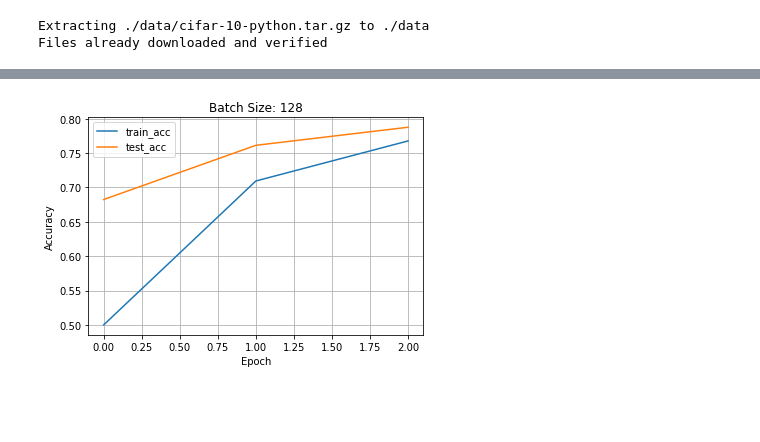
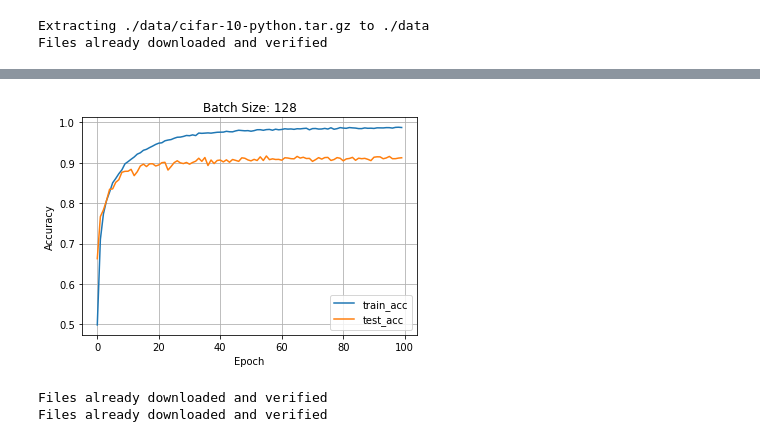
Before and after one commit to ZhuoXu-CSE/Deep-Learning-Mini-Project, a Jupyter notebook: ResNet_9_128.ipynb, the cells around one changed output, grey strips where cells are left out. Cells and saved outputs as stored; diff of their text form; code cells hidden in the pictures; blank space fills up the shorter version.

```diff
--- a/ResNet_9_128.ipynb
+++ b/ResNet_9_128.ipynb
@@ -130,19 +131,13 @@ test_transform = transforms.Compose([transforms.ToTensor(),
 # Using the CIFAR-10 Dataset
 
 training_set = torchvision.datasets.CIFAR10(root='./data', train=True, download=True, transform=train_transform)
-train_load = torch.utils.data.DataLoader(training_set, batch_size=batch_size, shuffle=True, num_workers=2)
+train_load = torch.utils.data.DataLoader(training_set, batch_size=batch_size, shuffle=True, num_workers=5)
 
 test_set = torchvision.datasets.CIFAR10(root='./data', train=False, download=True, transform=test_transform)
-test_load = torch.utils.data.DataLoader(test_set, batch_size=batch_size, shuffle=False, num_workers=2)
+test_load = torch.utils.data.DataLoader(test_set, batch_size=batch_size, shuffle=False, num_workers=5)
 
 classes = ('plane', 'car', 'bird', 'cat', 'deer', 'dog', 'frog', 'horse', 'ship', 'truck')
 # %% [output]
 Downloading https://www.cs.toronto.edu/~kriz/cifar-10-python.tar.gz to ./data/cifar-10-python.tar.gz
 Extracting ./data/cifar-10-python.tar.gz to ./data
 Files already downloaded and verified
-# %%
-for X, Y in train_load:
-  print(X.shape)
-  print(Y.shape)
-  print(X[0])
-  break
@@ -179,8 +156,7 @@ def train(data, model, loss_fn, optimizer):
   count = 0
 
   for batch, (X, y) in enumerate(data):
-    X = X.to("cpu")
-    y = y.to("cpu")
+    X, y = X.to(device), y.to(device)
 
     pred = model(X)
     loss = loss_fn(pred, y)
@@ -194,7 +170,7 @@ def train(data, model, loss_fn, optimizer):
       loss = loss.item()
       current = len(X) * batch
 
-      print(f"Data Loss: {loss:>6f} [{current:>5d}/{size:>5d}]")
+      print(f"Training Loss: {loss:>6f} [{current:>5d}/{size:>5d}]")
 
   train_acc.append(count/size)
 # %%
@@ -207,8 +183,7 @@ def test(data, model, loss_fn):
 
   with torch.no_grad():
     for X, y in data:
-      X = X.to("cpu")
-      y = y.to("cpu")
+      X, y = X.to(device), y.to(device)
 
       pred = model(X)
       test_loss += loss_fn(pred, y).item()
@@ -218,7 +193,7 @@ def test(data, model, loss_fn):
   test_loss /= num_batches
   count /= size
   test_acc.append(count)
-  print(f"Accuracy: {(100*count):>0.01f}%, Average Loss: {test_loss:>7f}\n")
+  print(f"Test Accuracy: {(100*count):>0.01f}%, Average Loss: {test_loss:>7f}\n")
 # %%
 epochs = 100
 for i in range(epochs):
@@ -237,13 +222,30 @@ KeyboardInterrupt: ignored
 # %%
 import matplotlib.pyplot as plt
 x = [i for i in range(epochs)]
 plt.plot(x,train_acc, label = 'train_acc')
 plt.plot(x,test_acc, label = 'test_acc')
 plt.legend()
 plt.ylabel('Accuracy')
 plt.xlabel('Epoch')
-plt.title('Batch Size: 128')
+plt.title(f'Batch Size: {batch_size}')
 plt.grid()
 plt.show()
 # %% [output]
-[figure, old version]
+[figure, new version]
+# %%
+# Train for Batch_size = 256
+model = Net().to(device)
+
+loss_fn = nn.CrossEntropyLoss()
+optimizer = torch.optim.Adam(model.parameters(), lr=1e-3, weight_decay=1e-5)
+
+batch_size = 256
+
+training_set = torchvision.datasets.CIFAR10(root='./data', train=True, download=True, transform=train_transform)
+train_load = torch.utils.data.DataLoader(training_set, batch_size=batch_size, shuffle=True, num_workers=5)
+
+test_set = torchvision.datasets.CIFAR10(root='./data', train=False, download=True, transform=test_transform)
+test_load = torch.utils.data.DataLoader(test_set, batch_size=batch_size, shuffle=False, num_workers=5)
+# %% [output]
+Files already downloaded and verified
+Files already downloaded and verified
```
Also changed, not shown: parts of 6 cells of this notebook.
